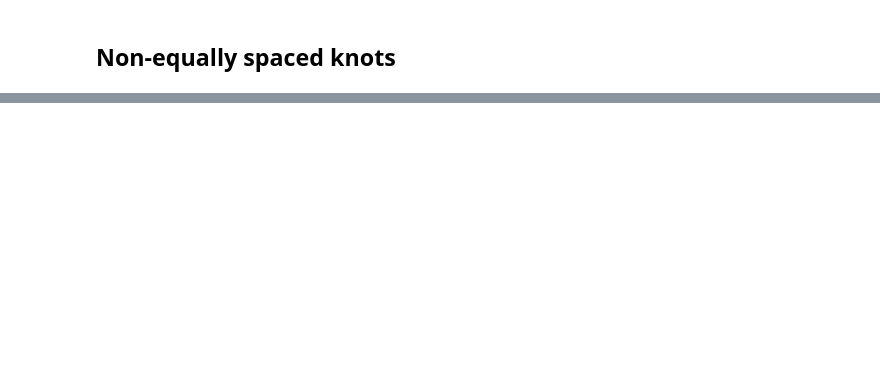
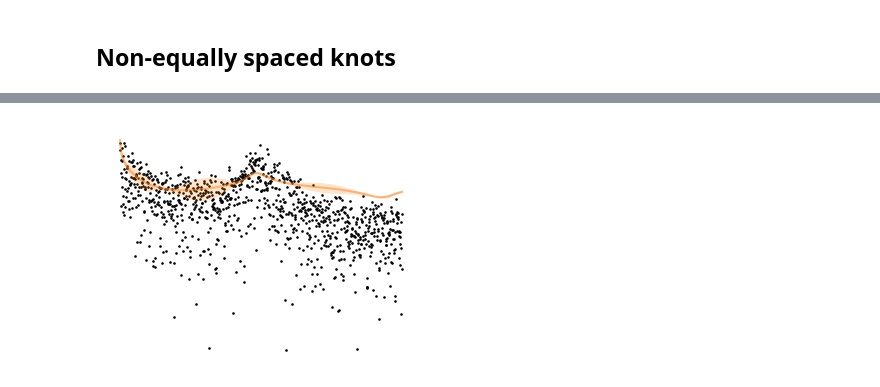
Before and after one commit to avivajpeyi/psline_psd, a Jupyter notebook: docs/examples/example_ar_psd.ipynb, the cells around one changed output, grey strips where cells are left out. Cells and saved outputs as stored; diff of their text form; code cells hidden in the pictures; blank space fills up the shorter version.

```diff
--- a/docs/examples/example_ar_psd.ipynb
+++ b/docs/examples/example_ar_psd.ipynb
@@ -107,0 +134,11 @@ fig = plot_spline_model_and_data(data, mcmc.psd_quantiles)
+# %%
+mcmc_quant = mcmc.get_model_quantiles()
+plt_pdgrm = pdgrm[1:-1]
+N = len(plt_pdgrm)
+x = np.linspace(0,1,N)
+fig = plot_spline_model_and_data(plt_pdgrm, mcmc_quant, separarte_y_axis=False, x=x)
+for a_ in fig.get_axes():
+    a_.set_yscale('log')
+    a_.relim()
+# %% [output]
+[figure, added]
```
Also changed, not shown: parts of 12 cells of this notebook, 33 other files.
